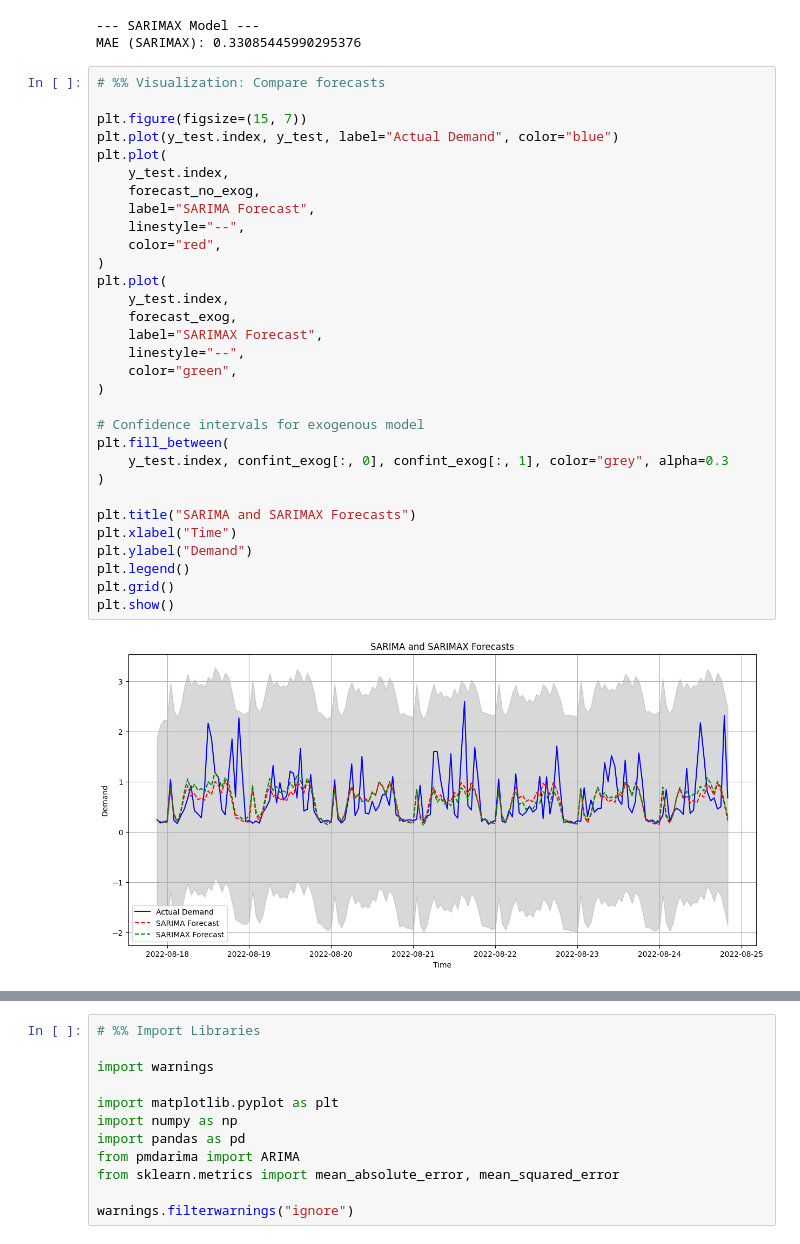
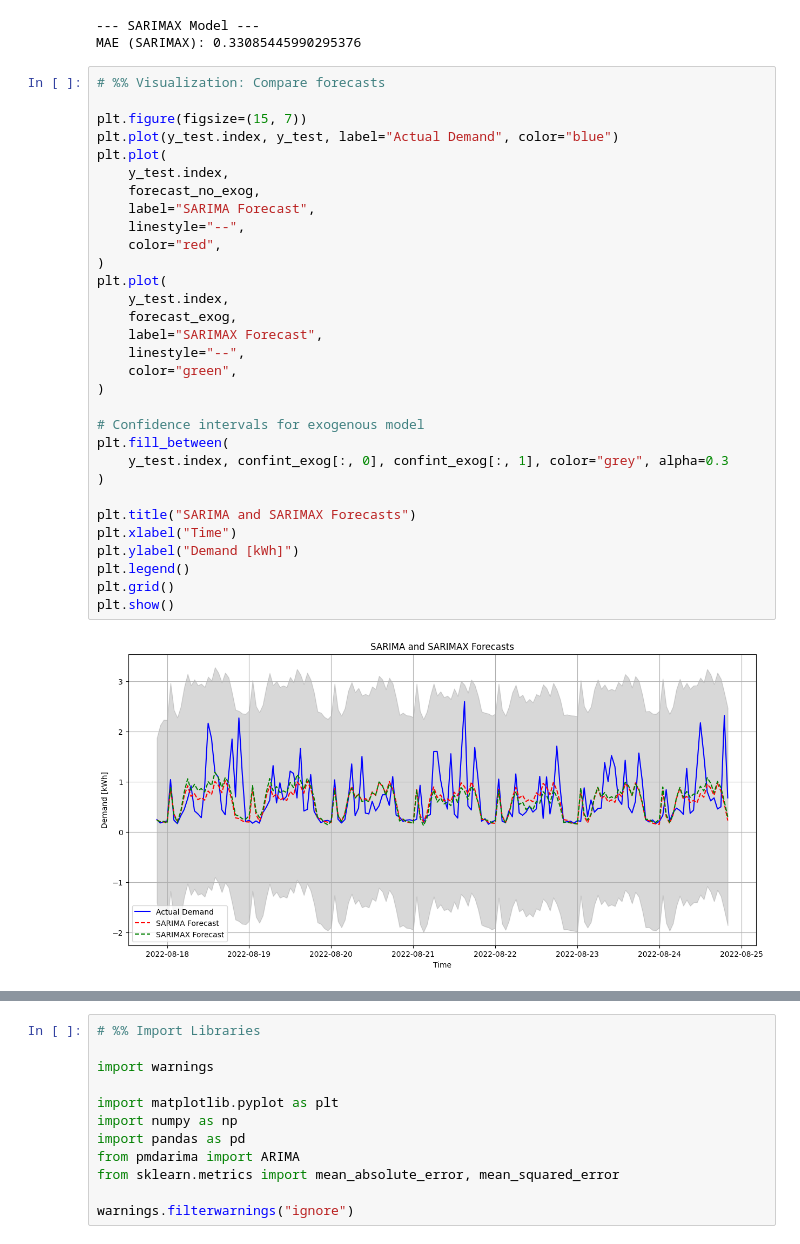
Before and after one commit to anguzo/its8080-2024, a Jupyter notebook: project02/all_in_one.ipynb, the cells around one changed output, grey strips where cells are left out. Drawn from its saved outputs; the diff is of its cells as text.

```diff
--- a/project02/all_in_one.ipynb
+++ b/project02/all_in_one.ipynb
@@ -824,35 +824,35 @@ MAE (SARIMAX): 0.33085445990295376
 # %% Visualization: Compare forecasts
 
 plt.figure(figsize=(15, 7))
 plt.plot(y_test.index, y_test, label="Actual Demand", color="blue")
 plt.plot(
     y_test.index,
     forecast_no_exog,
     label="SARIMA Forecast",
     linestyle="--",
     color="red",
 )
 plt.plot(
     y_test.index,
     forecast_exog,
     label="SARIMAX Forecast",
     linestyle="--",
     color="green",
 )
 
 # Confidence intervals for exogenous model
 plt.fill_between(
     y_test.index, confint_exog[:, 0], confint_exog[:, 1], color="grey", alpha=0.3
 )
 
 plt.title("SARIMA and SARIMAX Forecasts")
 plt.xlabel("Time")
-plt.ylabel("Demand")
+plt.ylabel("Demand [kWh]")
 plt.legend()
 plt.grid()
 plt.show()
 # %% [output]
-[figure, old version]
+[figure, new version]
 # %%
 # %% Final Comparison of Models
 
```
Also changed, not shown: parts of 7 cells of this notebook, 6 other files.
